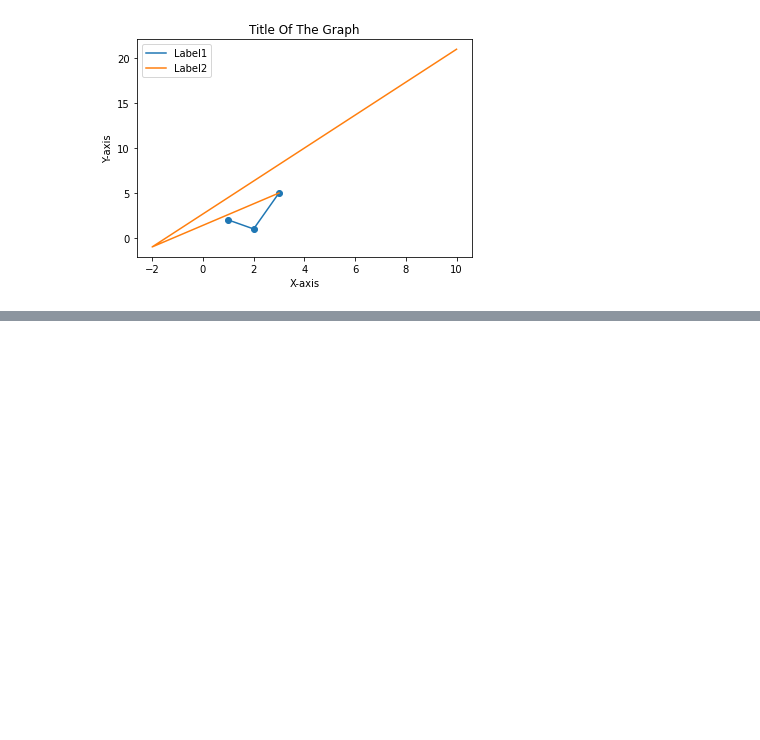
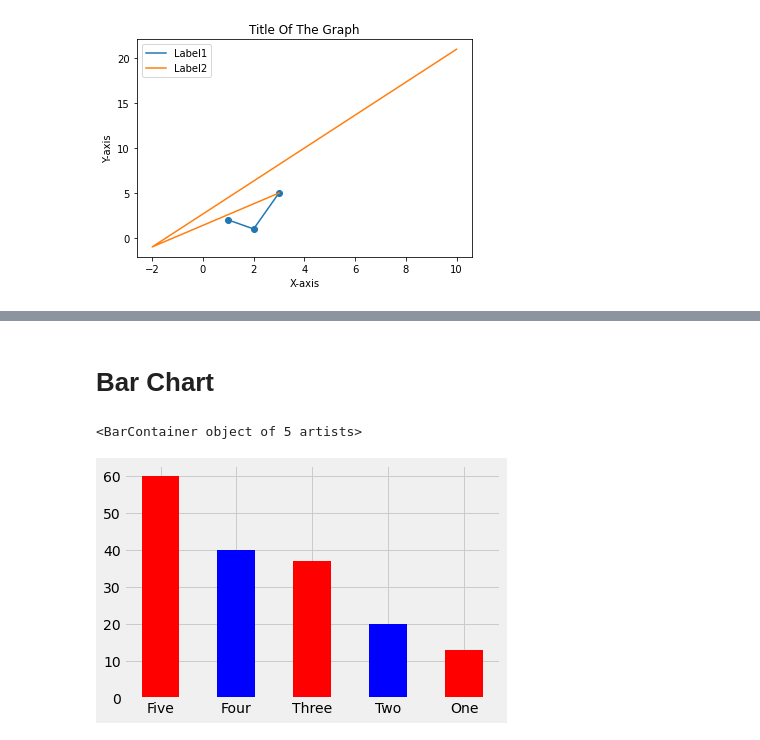
Before and after one commit to durga9948/AI-Mafia-Machine-Learning, a Jupyter notebook: MatplotLib.ipynb, the cells around one changed output, grey strips where cells are left out. Cells and saved outputs as stored; diff of their text form; code cells hidden in the pictures; blank space fills up the shorter version.

```diff
--- a/MatplotLib.ipynb
+++ b/MatplotLib.ipynb
@@ -46,0 +49,10 @@ plt.show()
+# %% [markdown]
+# Bar Chart
+# %%
+left=[5,4,3,2,1]
+height=[13,20,37,40,60]
+labelX=['One','Two','Three','Four','Five']
+plt.bar(left,height,tick_label=labelX,color=['red','blue'],width=0.5)
+# %% [output]
+<BarContainer object of 5 artists>
+[figure, added]
```
Also changed, not shown: parts of 11 cells of this notebook.
